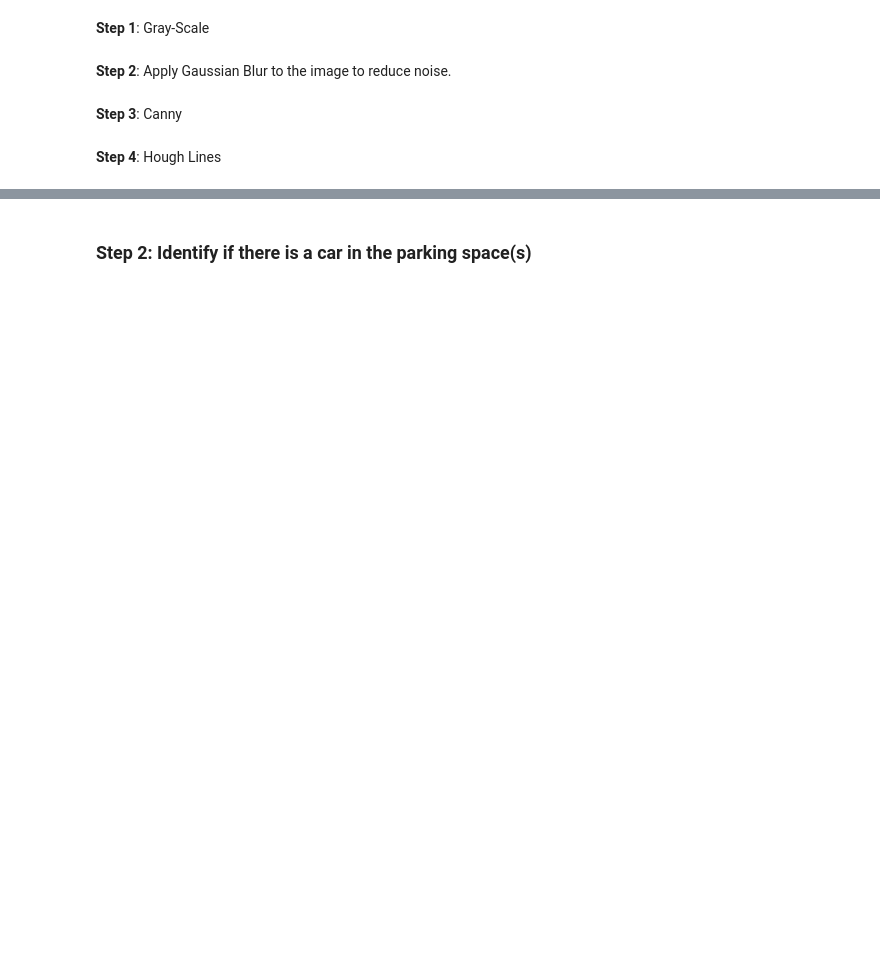
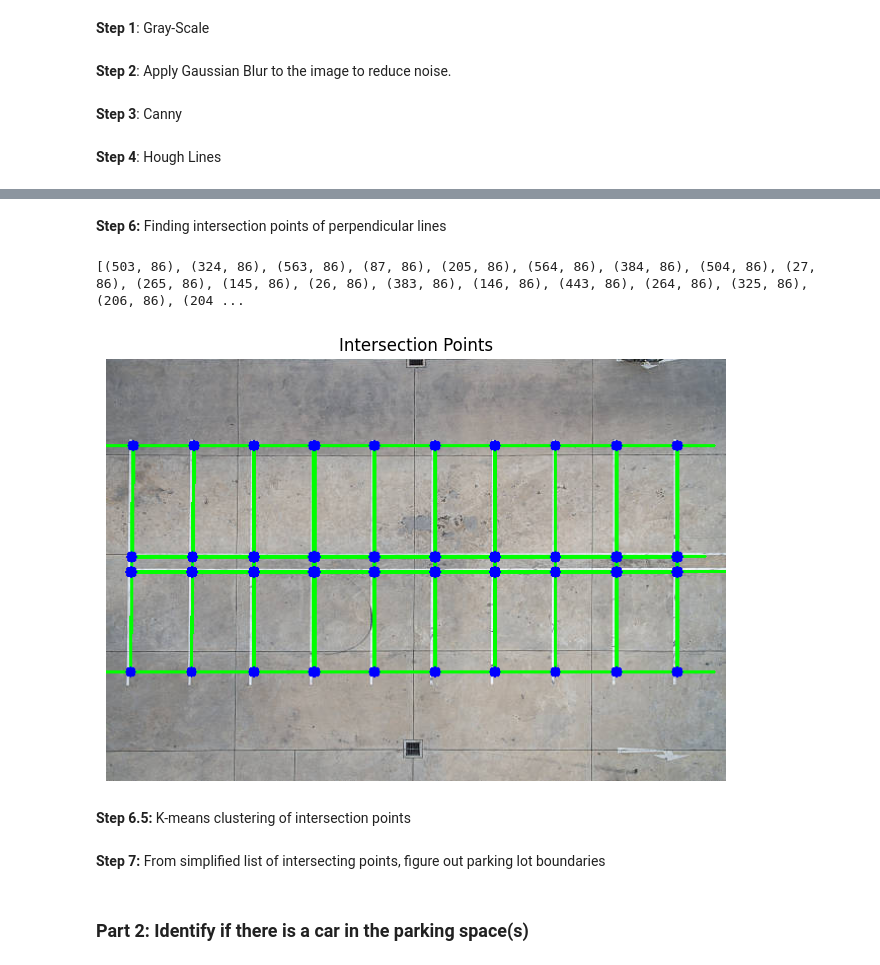
Before and after one commit to Kxushik/LotScan, a Jupyter notebook: lotscan.ipynb, the cells around one changed output, grey strips where cells are left out. Cells and saved outputs as stored; diff of their text form; code cells hidden in the pictures; blank space fills up the shorter version.

```diff
--- a/lotscan.ipynb
+++ b/lotscan.ipynb
@@ -125,0 +199,56 @@ before: [[ 84 322  86 192]]
+# %% [markdown]
+**Step 6:** Finding intersection points of perpendicular lines
+# %%
+parking_spaces = {}
+
+#find intersection of perpendicular lines
+def find_intersections(perpendicular_lines):
+    intersection_points = []
+    #need to find every coordinate of the intersection on perpendicular lines and append it to a list of these coordinates
+    for i in range(len(perpendicular_lines)):
+        x1, y1, x2, y2 = perpendicular_lines[i][0] #line1
+        x3, y3, x4, y4 = perpendicular_lines[i][1] #line2
+        #check if line1 is vertical
+        if x1 == x2:
+            #if line2 is horizontal
+            if y3 == y4:
+                intersection_points.append((x1, y3))
+            else:
+                #calculate slope if line2 is not horizontal
+                m2 = (y4 - y3) / (x4 - x3)
+                b2 = y3 - m2 * x3
+                y = m2 * x1 + b2
+                intersection_points.append((x1, math.trunc(y)))
+        #check if line1 is horizontal
+        elif y1 == y2:
+            #if line2 is vertical
+            if x3 == x4:
+                intersection_points.append((x3, y1))
+            else:
+                #calculate slope if line2 is not vertical
+                m2 = (y4 - y3) / (x4 - x3)
+                b2 = y3 - m2 * x3
+                x = (y1 - b2) / m2
+                intersection_points.append((math.trunc(x), y1))
+    return intersection_points
+
+intersection_points = find_intersections(perpendicular_lines)
+print(intersection_points)
+
+#draw intersection points on image
+for i in range(len(intersection_points)):
+    cv2.circle(line_image, (int(intersection_points[i][0]), int(intersection_points[i][1])), 5, (0, 0, 255), -1)
+
+plt.figure(figsize=(8, 8))
+plt.axis('off')
+plt.title('Intersection Points')
+plt.imshow(line_image, cmap='gray')
+if save:
+    plt.savefig('original1.png')
+
+plt.show()
+# %% [output]
+[(503, 86), (324, 86), (563, 86), (87, 86), (205, 86), (564, 86), (384, 86), (504, 86), (27, 86), (265, 86), (145, 86), (26, 86), (383, 86), (146, 86), (443, 86), (264, 86), (325, 86), (206, 86), (204 ...
+[figure, added]
+# %% [markdown]
+**Step 6.5:** K-means clustering of intersection points
@@ -126,2 +257,4 @@ before: [[ 84 322  86 192]]
+# %% [markdown]
+**Step 7:** From simplified list of intersecting points, figure out parking lot boundaries
 # %% [markdown]
-### Step 2: Identify if there is a car in the parking space(s)
+### Part 2: Identify if there is a car in the parking space(s)
```
Also changed, not shown: parts of 6 cells of this notebook.
